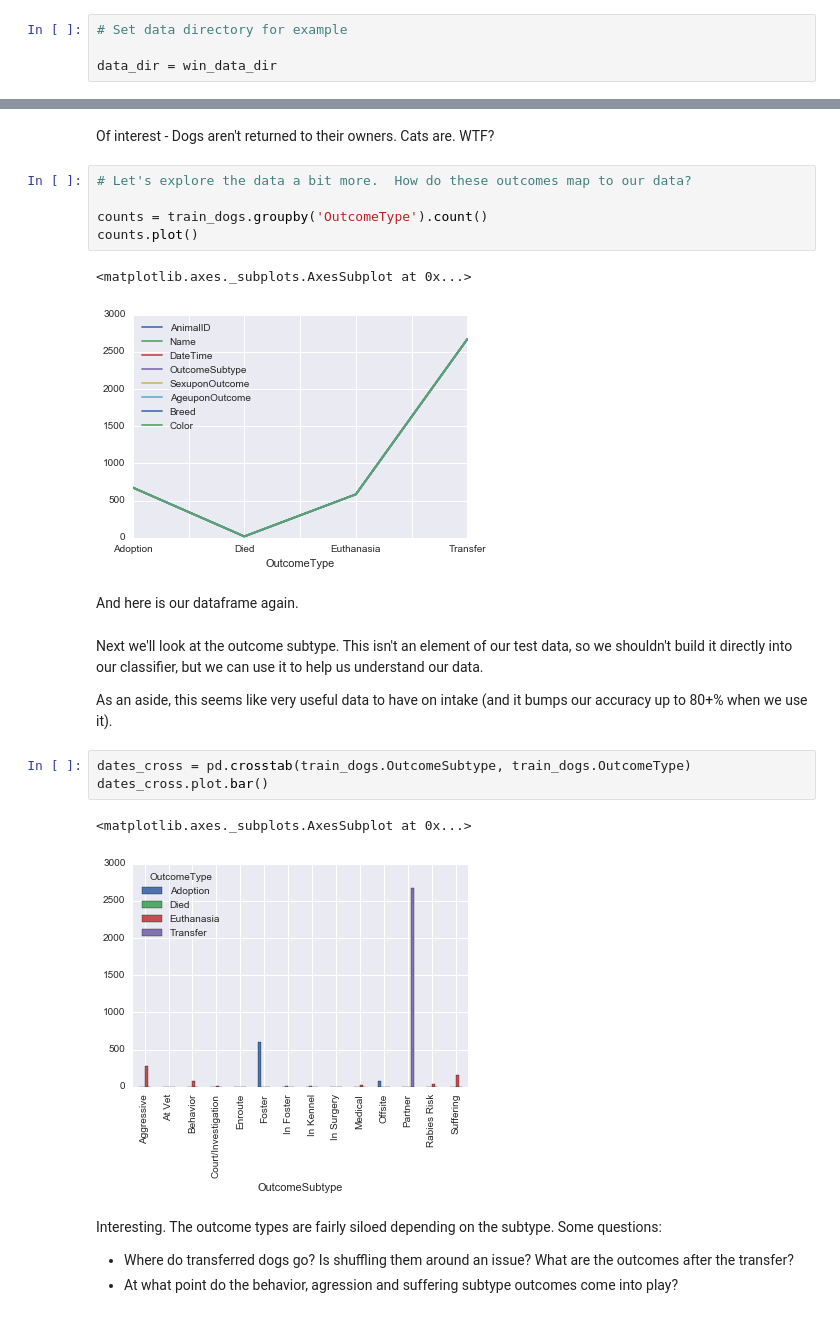
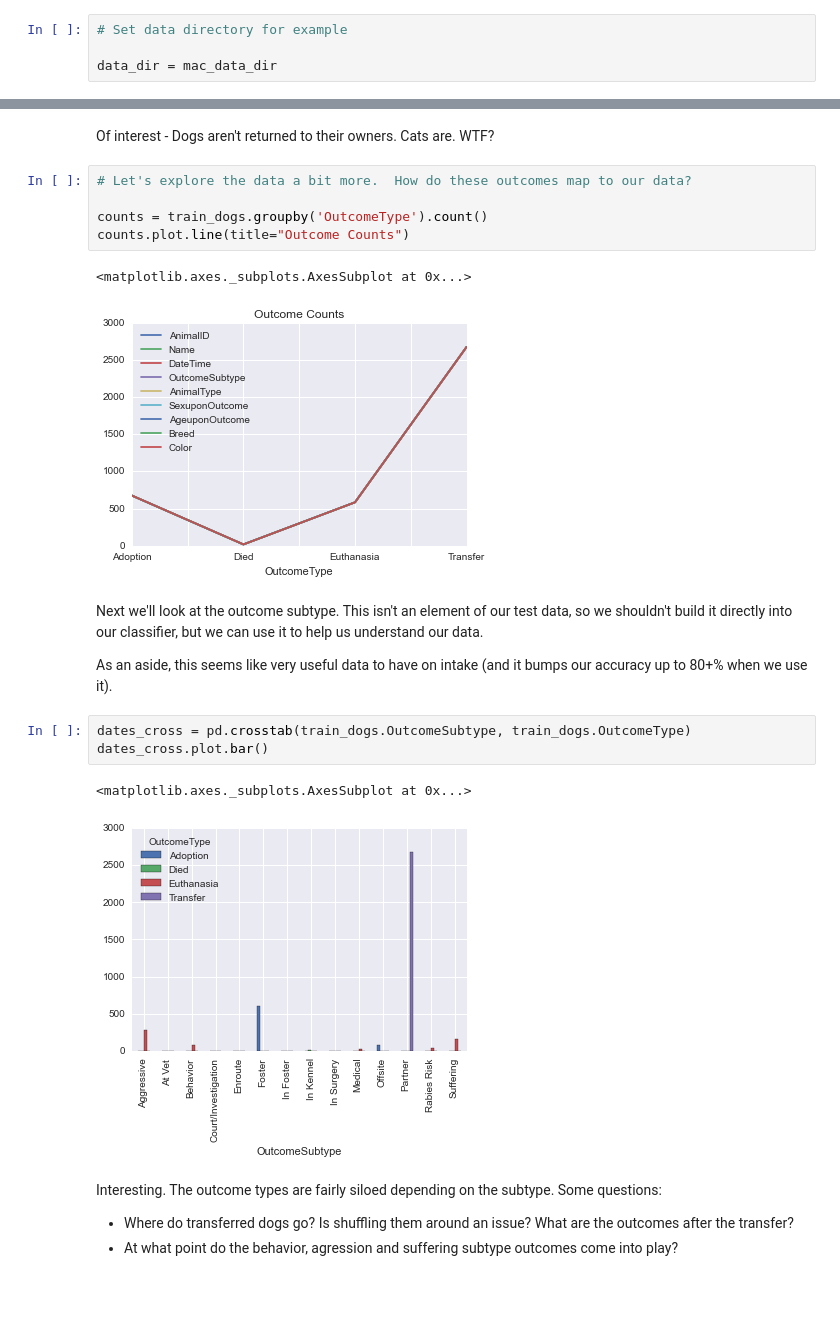
Before and after one commit to ToferC/python-machine-learning, a Jupyter notebook: ML101-1 Pre-processing.ipynb, the cells around one changed output, grey strips where cells are left out. Drawn from its saved outputs; the diff is of its cells as text; blank space fills up the shorter version.

```diff
--- a/ML101-1 Pre-processing.ipynb
+++ b/ML101-1 Pre-processing.ipynb
@@ -34,7 +34,7 @@ win_data_dir = u'C:\\Users\\Owner\\Documents\\Data'
 # %%
 # Set data directory for example
 
-data_dir = win_data_dir
+data_dir = mac_data_dir
 # %%
 # Load TRAINING DATA
 
@@ -95,13 +96,11 @@ Of interest - Dogs aren't returned to their owners. Cats are. WTF?
 # %%
 # Let's explore the data a bit more.  How do these outcomes map to our data?
 
 counts = train_dogs.groupby('OutcomeType').count()
-counts.plot()
+counts.plot.line(title="Outcome Counts")
 # %% [output]
 <matplotlib.axes._subplots.AxesSubplot at 0x...>
-[figure, old version]
+[figure, new version]
-# %% [markdown]
-And here is our dataframe again.
 # %% [markdown]
 Next we'll look at the outcome subtype. This isn't an element of our test data, so we shouldn't build it directly into our classifier, but we can use it to help us understand our data.
 
@@ -111,7 +110,7 @@ dates_cross = pd.crosstab(train_dogs.OutcomeSubtype, train_dogs.OutcomeType)
 dates_cross.plot.bar()
 # %% [output]
 <matplotlib.axes._subplots.AxesSubplot at 0x...>
-[figure, old version]
+[figure, new version]
 # %% [markdown]
 Interesting. The outcome types are fairly siloed depending on the subtype.  Some questions:
 * Where do transferred dogs go?  Is shuffling them around an issue?  What are the outcomes after the transfer?
```
Also changed, not shown: parts of 39 cells of this notebook.
